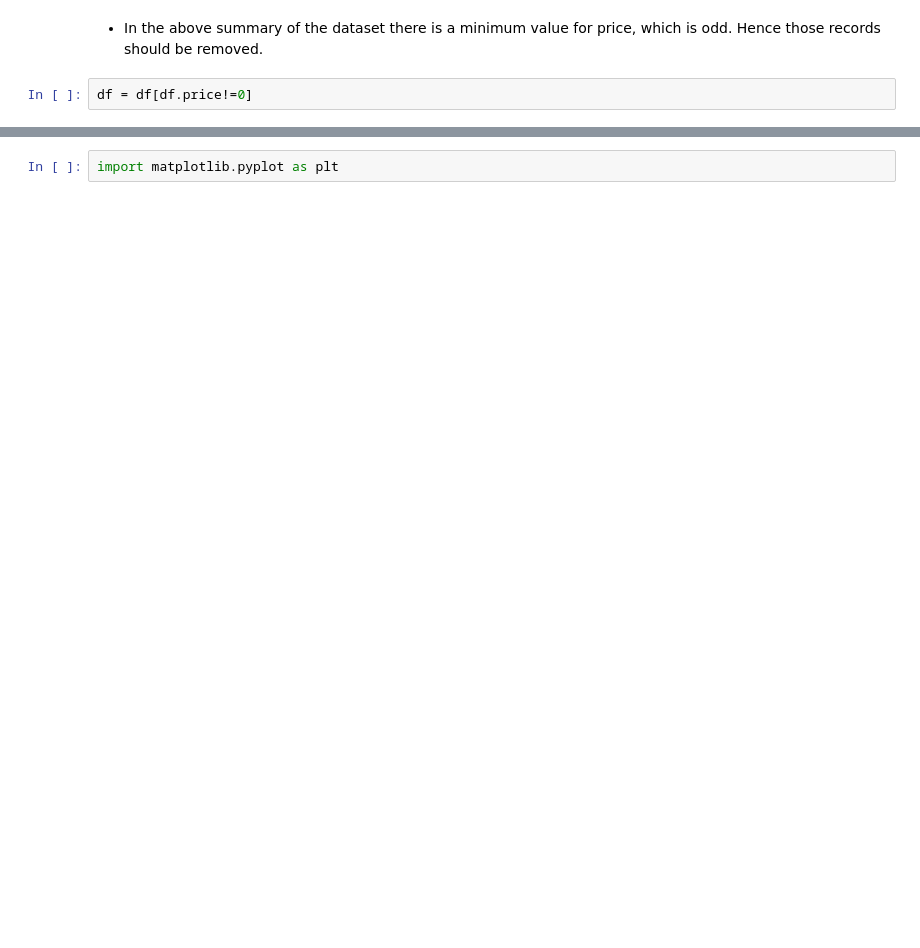
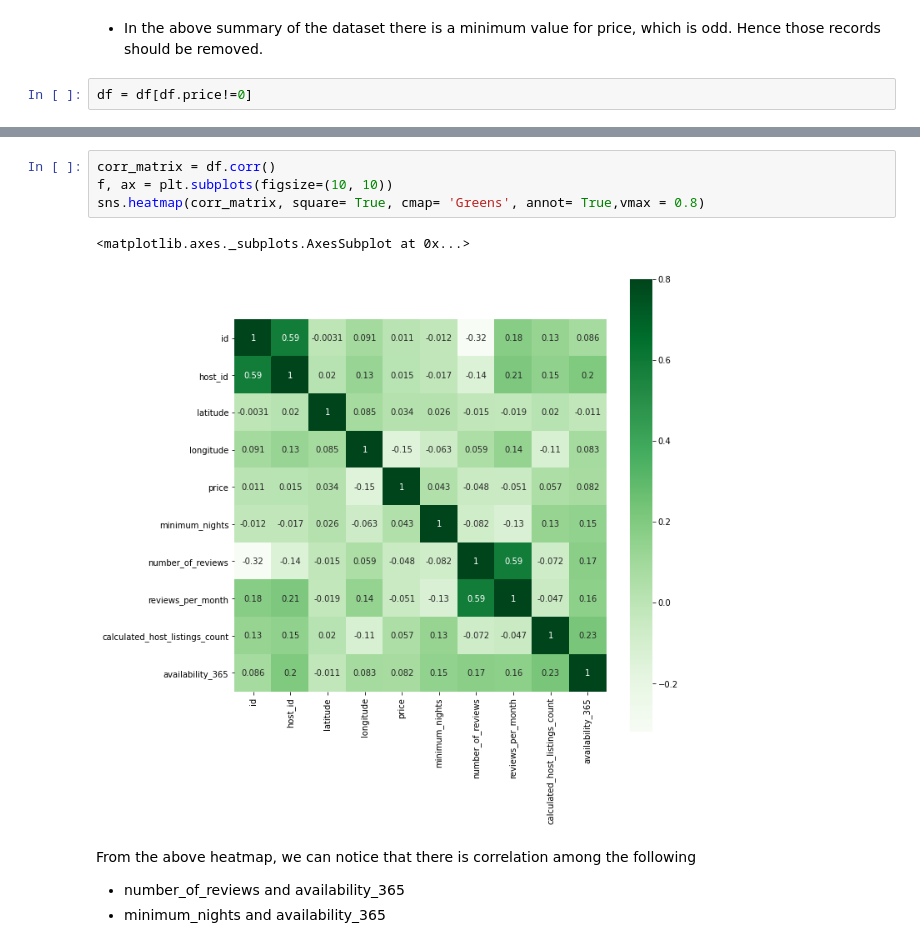
Before and after one commit to omkar-rayala/airbnb_analysis, a Jupyter notebook: airbnb.ipynb, the cells around one changed output, grey strips where cells are left out. Drawn from its saved outputs; the diff is of its cells as text; blank space fills up the shorter version.

```diff
--- a/airbnb.ipynb
+++ b/airbnb.ipynb
@@ -209,5 +214,15 @@ df.describe()
 | 50% | 1.968202e+07 | 3.079133e+07 | 40.723080 | -73.955690 | 106.000000 | 3.000000 | 5.000000 | 0.370000 | ... |
 | 75% | 2.915833e+07 | 1.074344e+08 | 40.763110 | -73.936295 | 175.000000 | 5.000000 | 24.000000 | 1.580000 | ... |
 | max | 3.648724e+07 | 2.743213e+08 | 40.913060 | -73.712990 | 10000.000000 | 1250.000000 | 629.000000 | 58.500000 | ... |
-# %%
-import matplotlib.pyplot as plt
+# %%
+corr_matrix = df.corr()
+f, ax = plt.subplots(figsize=(10, 10))
+sns.heatmap(corr_matrix, square= True, cmap= 'Greens', annot= True,vmax = 0.8)
+# %% [output]
+<matplotlib.axes._subplots.AxesSubplot at 0x...>
+[figure, added]
+# %% [markdown]
+From the above heatmap, we can notice that there is correlation among the following
+
+*   number_of_reviews and availability_365
+*   minimum_nights and availability_365
```
Also changed, not shown: parts of 8 cells of this notebook.
